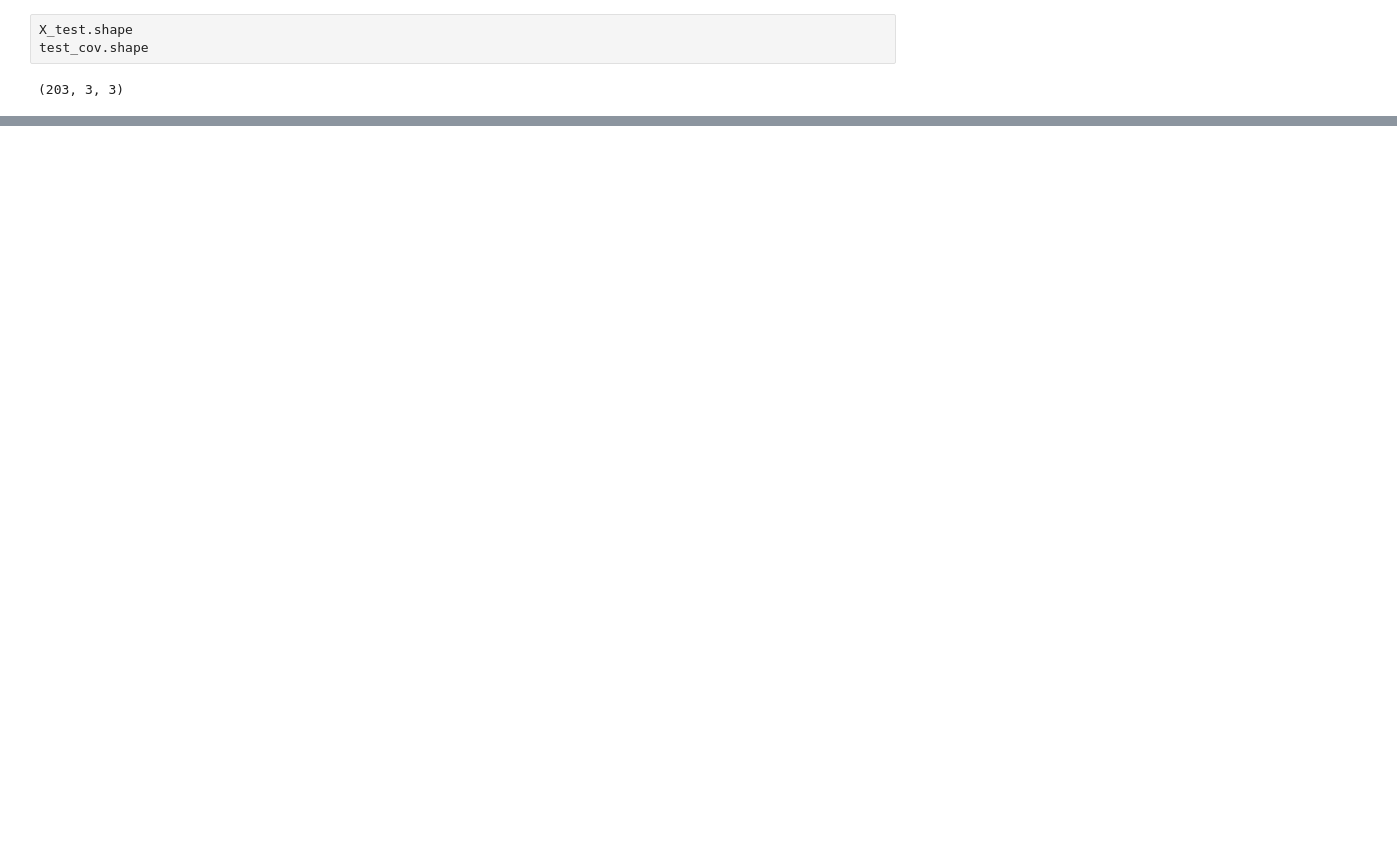
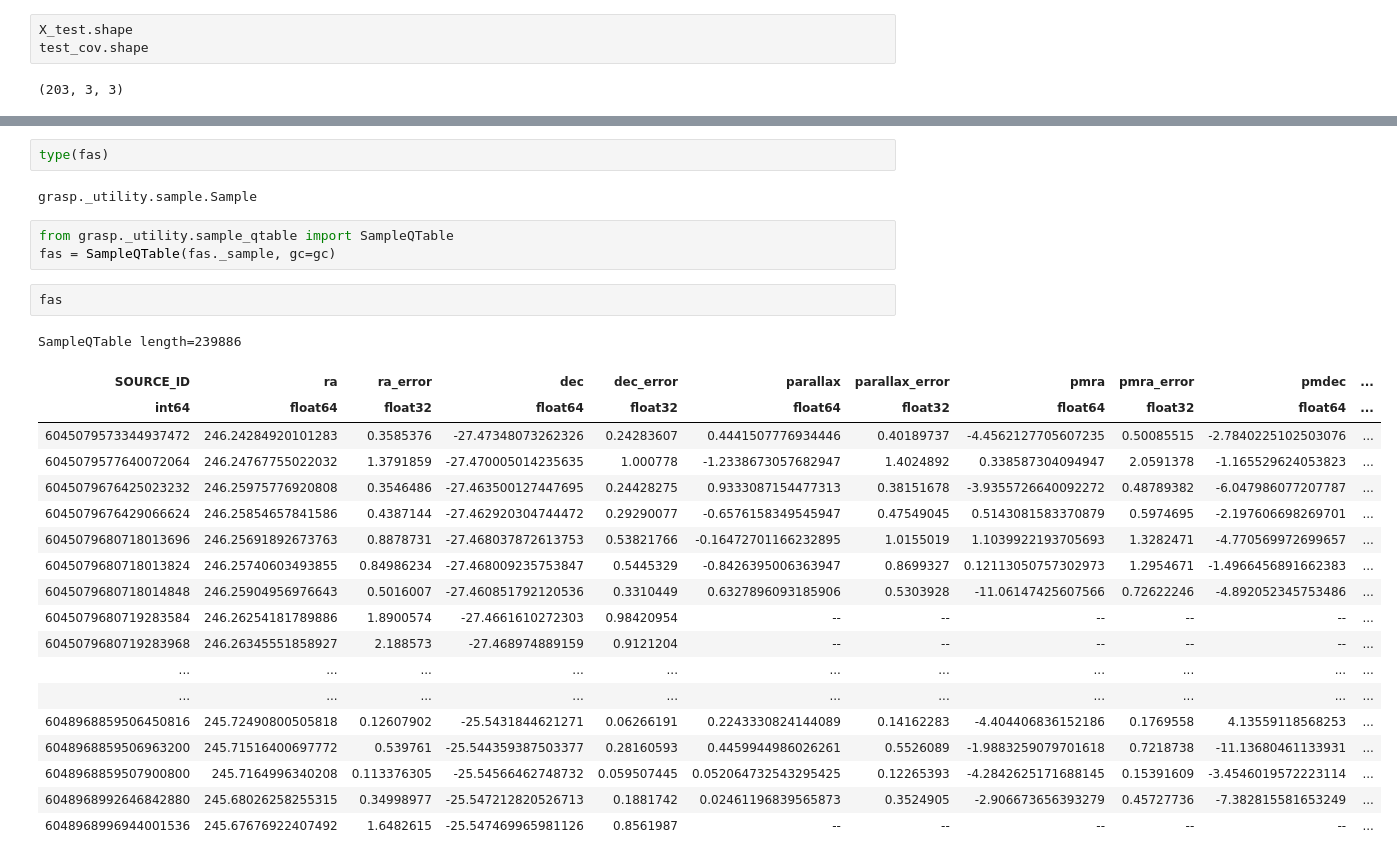
Before and after one commit to pietroferraiuolo/GRASP, a Jupyter notebook: scripts/n6121_analysis.ipynb, the cells around one changed output, grey strips where cells are left out. Cells and saved outputs as stored; diff of their text form; blank space fills up the shorter version.

```diff
--- a/scripts/n6121_analysis.ipynb
+++ b/scripts/n6121_analysis.ipynb
@@ -482,0 +533,29 @@ test_cov.shape
+# %%
+type(fas)
+# %% [output]
+grasp._utility.sample.Sample
+# %%
+from grasp._utility.sample_qtable import SampleQTable
+fas = SampleQTable(fas._sample, gc=gc)
+# %%
+fas
+# %% [output]
+SampleQTable length=239886
+| SOURCE_ID | ra | ra_error | dec | dec_error | parallax | parallax_error | pmra | pmra_error | pmdec | ... |
+| int64 | float64 | float32 | float64 | float32 | float64 | float32 | float64 | float32 | float64 | ... |
+| 6045079573344937472 | 246.24284920101283 | 0.3585376 | -27.47348073262326 | 0.24283607 | 0.4441507776934446 | 0.40189737 | -4.4562127705607235 | 0.50085515 | -2.7840225102503076 | ... |
+| 6045079577640072064 | 246.24767755022032 | 1.3791859 | -27.470005014235635 | 1.000778 | -1.2338673057682947 | 1.4024892 | 0.338587304094947 | 2.0591378 | -1.165529624053823 | ... |
+| 6045079676425023232 | 246.25975776920808 | 0.3546486 | -27.463500127447695 | 0.24428275 | 0.9333087154477313 | 0.38151678 | -3.9355726640092272 | 0.48789382 | -6.047986077207787 | ... |
+| 6045079676429066624 | 246.25854657841586 | 0.4387144 | -27.462920304744472 | 0.29290077 | -0.6576158349545947 | 0.47549045 | 0.5143081583370879 | 0.5974695 | -2.197606698269701 | ... |
+| 6045079680718013696 | 246.25691892673763 | 0.8878731 | -27.468037872613753 | 0.53821766 | -0.16472701166232895 | 1.0155019 | 1.1039922193705693 | 1.3282471 | -4.770569972699657 | ... |
+| 6045079680718013824 | 246.25740603493855 | 0.84986234 | -27.468009235753847 | 0.5445329 | -0.8426395006363947 | 0.8699327 | 0.12113050757302973 | 1.2954671 | -1.4966456891662383 | ... |
+| 6045079680718014848 | 246.25904956976643 | 0.5016007 | -27.460851792120536 | 0.3310449 | 0.6327896093185906 | 0.5303928 | -11.06147425607566 | 0.72622246 | -4.892052345753486 | ... |
+| 6045079680719283584 | 246.26254181789886 | 1.8900574 | -27.4661610272303 | 0.98420954 | -- | -- | -- | -- | -- | ... |
+| 6045079680719283968 | 246.26345551858927 | 2.188573 | -27.468974889159 | 0.9121204 | -- | -- | -- | -- | -- | ... |
+| ... | ... | ... | ... | ... | ... | ... | ... | ... | ... | ... |
+| ... | ... | ... | ... | ... | ... | ... | ... | ... | ... | ... |
+| 6048968859506450816 | 245.72490800505818 | 0.12607902 | -25.5431844621271 | 0.06266191 | 0.2243330824144089 | 0.14162283 | -4.404406836152186 | 0.1769558 | 4.13559118568253 | ... |
+| 6048968859506963200 | 245.71516400697772 | 0.539761 | -25.544359387503377 | 0.28160593 | 0.4459944986026261 | 0.5526089 | -1.9883259079701618 | 0.7218738 | -11.13680461133931 | ... |
+| 6048968859507900800 | 245.7164996340208 | 0.113376305 | -25.54566462748732 | 0.059507445 | 0.052064732543295425 | 0.12265393 | -4.2842625171688145 | 0.15391609 | -3.4546019572223114 | ... |
+| 6048968992646842880 | 245.68026258255315 | 0.34998977 | -25.547212820526713 | 0.1881742 | 0.02461196839565873 | 0.3524905 | -2.906673656393279 | 0.45727736 | -7.382815581653249 | ... |
+| 6048968996944001536 | 245.67676922407492 | 1.6482615 | -25.547469965981126 | 0.8561987 | -- | -- | -- | -- | -- | ... |
```
Also changed, not shown: parts of 10 cells of this notebook, 4 other files.
